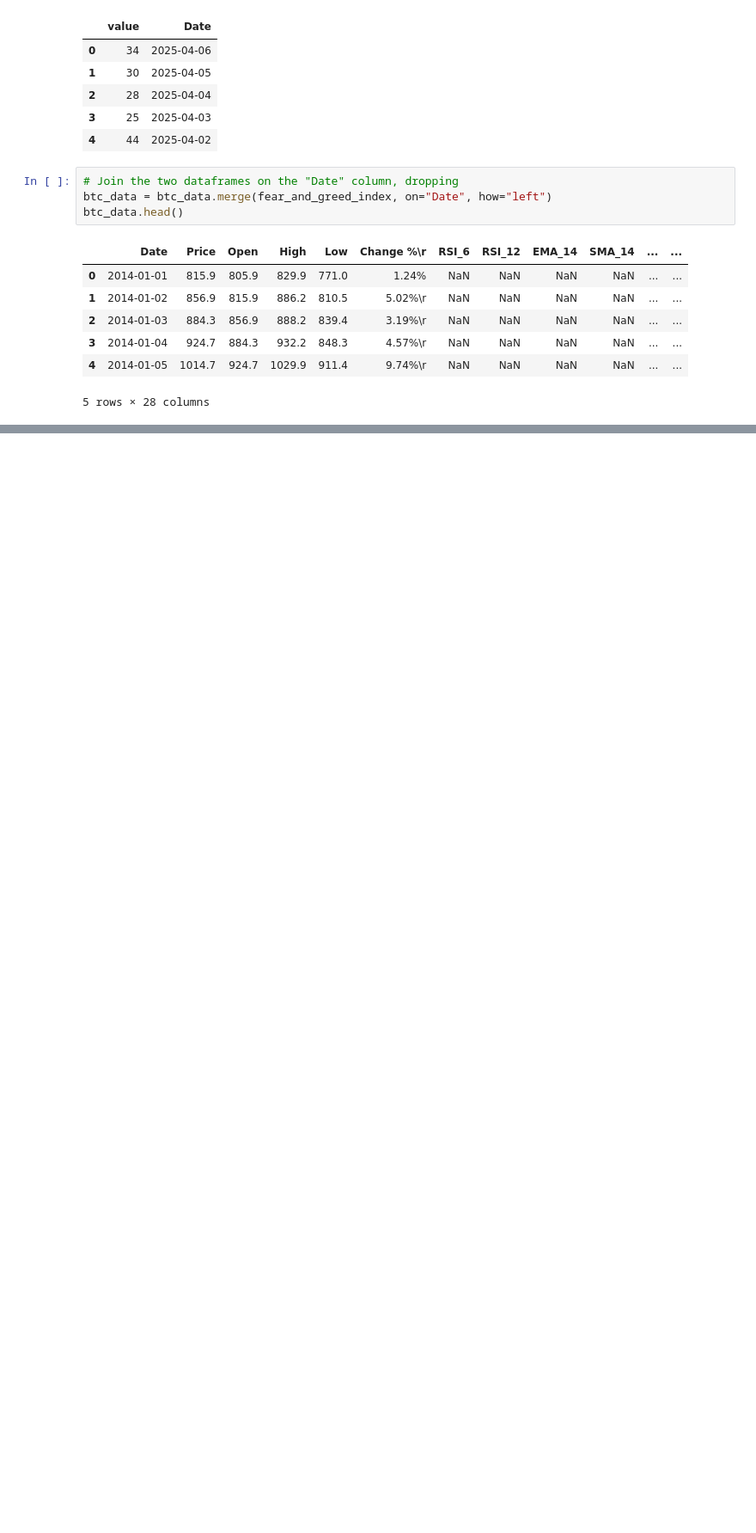
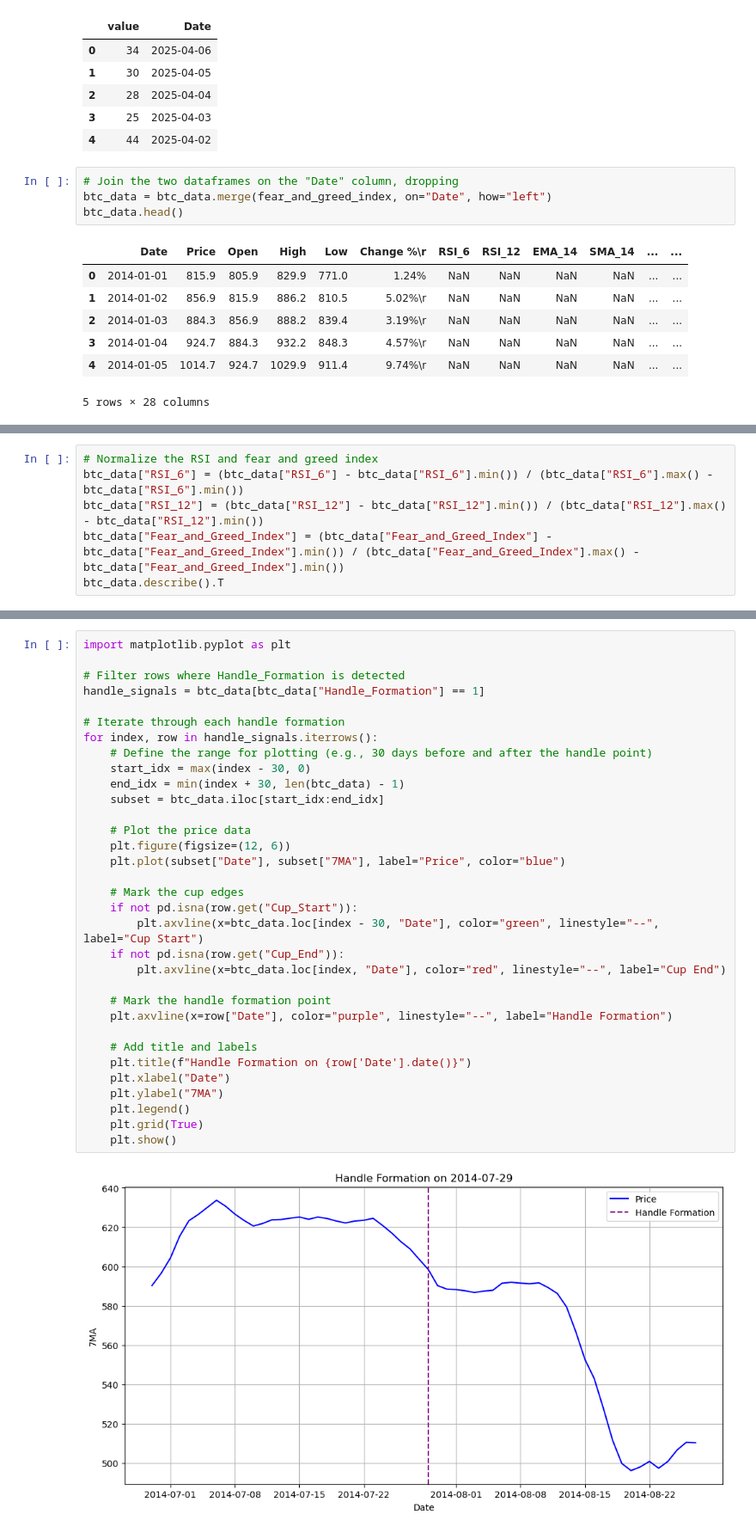
Before and after one commit to Rex-Chan99/Bitcoin_prediction, a Jupyter notebook: Master_dataset.ipynb, the cells around one changed output, grey strips where cells are left out. Shown at 86% size. Drawn from its saved outputs; the diff is of its cells as text; blank space fills up the shorter version.

```diff
--- a/Master_dataset.ipynb
+++ b/Master_dataset.ipynb
@@ -393,0 +566,6 @@ btc_data.describe().T
+# %%
+# Normalize the RSI and fear and greed index
+btc_data["RSI_6"] = (btc_data["RSI_6"] - btc_data["RSI_6"].min()) / (btc_data["RSI_6"].max() - btc_data["RSI_6"].min())
+btc_data["RSI_12"] = (btc_data["RSI_12"] - btc_data["RSI_12"].min()) / (btc_data["RSI_12"].max() - btc_data["RSI_12"].min())
+btc_data["Fear_and_Greed_Index"] = (btc_data["Fear_and_Greed_Index"] - btc_data["Fear_and_Greed_Index"].min()) / (btc_data["Fear_and_Greed_Index"].max() - btc_data["Fear_and_Greed_Index"].min())
+btc_data.describe().T
@@ -393,0 +807,35 @@ btc_data.describe().T
+# %%
+import matplotlib.pyplot as plt
+
+# Filter rows where Handle_Formation is detected
+handle_signals = btc_data[btc_data["Handle_Formation"] == 1]
+
+# Iterate through each handle formation
+for index, row in handle_signals.iterrows():
+    # Define the range for plotting (e.g., 30 days before and after the handle point)
+    start_idx = max(index - 30, 0)
+    end_idx = min(index + 30, len(btc_data) - 1)
+    subset = btc_data.iloc[start_idx:end_idx]
+
+    # Plot the price data
+    plt.figure(figsize=(12, 6))
+    plt.plot(subset["Date"], subset["7MA"], label="Price", color="blue")
+
+    # Mark the cup edges
+    if not pd.isna(row.get("Cup_Start")):
+        plt.axvline(x=btc_data.loc[index - 30, "Date"], color="green", linestyle="--", label="Cup Start")
+    if not pd.isna(row.get("Cup_End")):
+        plt.axvline(x=btc_data.loc[index, "Date"], color="red", linestyle="--", label="Cup End")
+
+    # Mark the handle formation point
+    plt.axvline(x=row["Date"], color="purple", linestyle="--", label="Handle Formation")
+
+    # Add title and labels
+    plt.title(f"Handle Formation on {row['Date'].date()}")
+    plt.xlabel("Date")
+    plt.ylabel("7MA")
+    plt.legend()
+    plt.grid(True)
+    plt.show()
+# %% [output]
+[figure, added]
```
Also changed, not shown: parts of 16 cells of this notebook.
